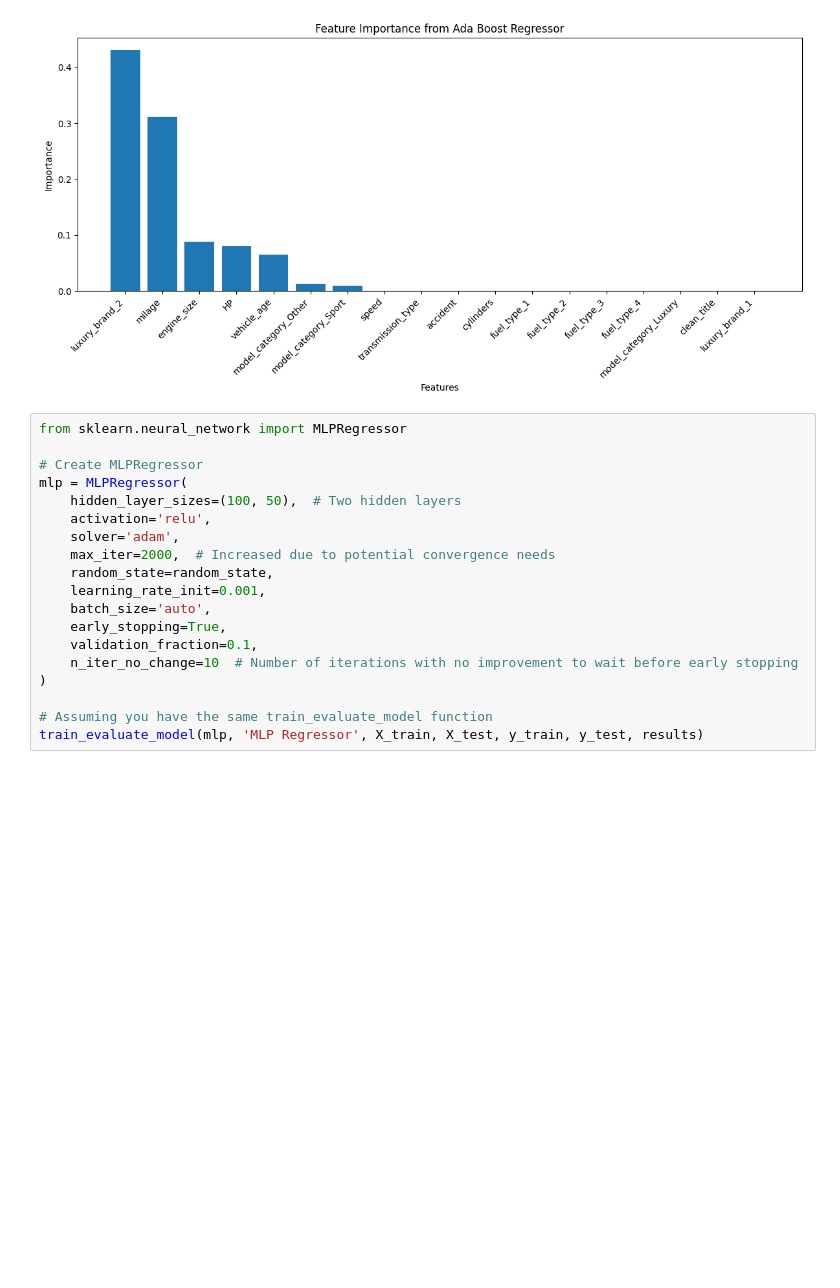
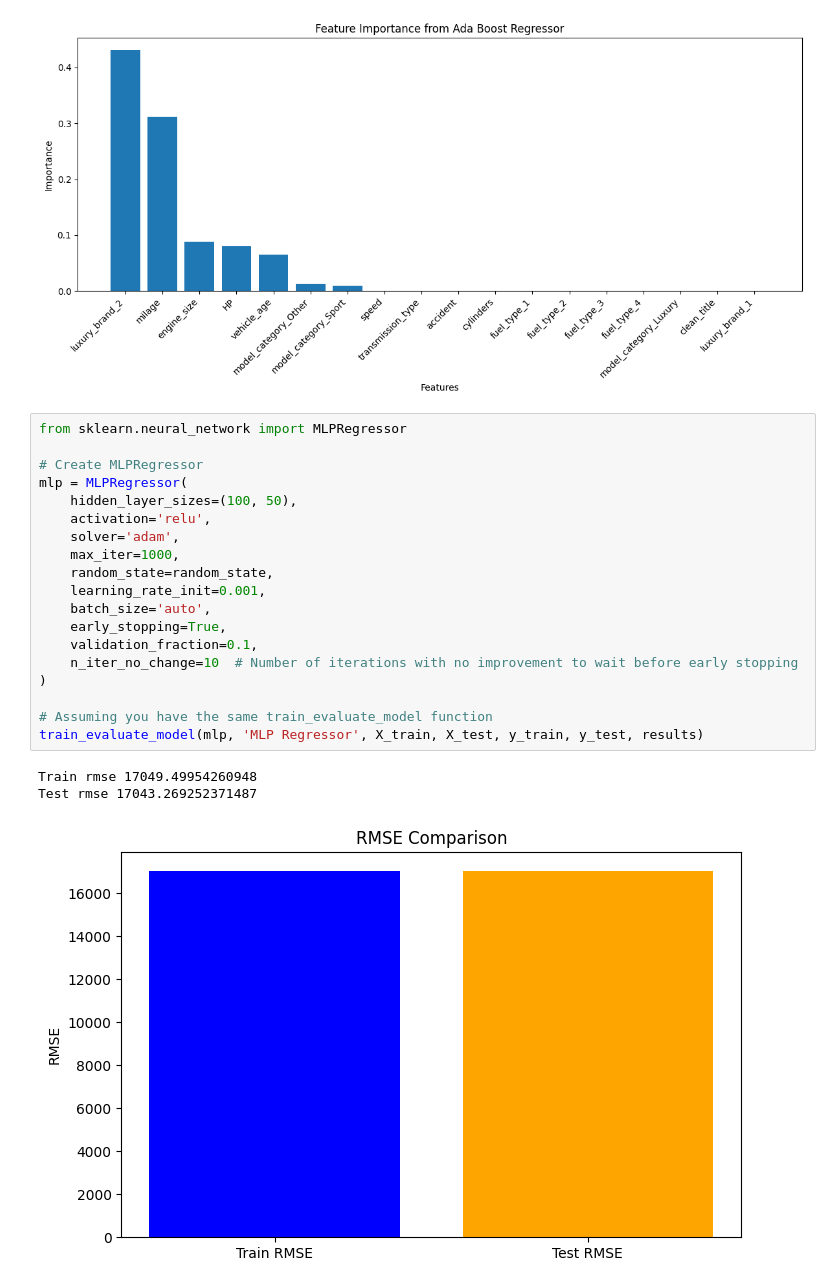
Before and after one commit to tancredibosi/bosi-Regression_Used_Cars_Price, a Jupyter notebook: bosi_car_prices.ipynb, the cells around one changed output. Drawn from its saved outputs; the diff is of its cells as text; blank space fills up the shorter version.

```diff
--- a/bosi_car_prices.ipynb
+++ b/bosi_car_prices.ipynb
@@ -739,19 +729,23 @@ Test rmse 19990.2614383597
 # %%
 from sklearn.neural_network import MLPRegressor
 
 # Create MLPRegressor
 mlp = MLPRegressor(
-    hidden_layer_sizes=(100, 50),  # Two hidden layers
+    hidden_layer_sizes=(100, 50),
     activation='relu',
     solver='adam',
-    max_iter=2000,  # Increased due to potential convergence needs
+    max_iter=1000,
     random_state=random_state,
     learning_rate_init=0.001,
     batch_size='auto',
     early_stopping=True,
     validation_fraction=0.1,
     n_iter_no_change=10  # Number of iterations with no improvement to wait before early stopping
 )
 
 # Assuming you have the same train_evaluate_model function
 train_evaluate_model(mlp, 'MLP Regressor', X_train, X_test, y_train, y_test, results)
+# %% [output]
+Train rmse 17049.49954260948
+Test rmse 17043.269252371487
+[figure, added]
```
Also changed, not shown: parts of 8 cells of this notebook, 15 other files.
